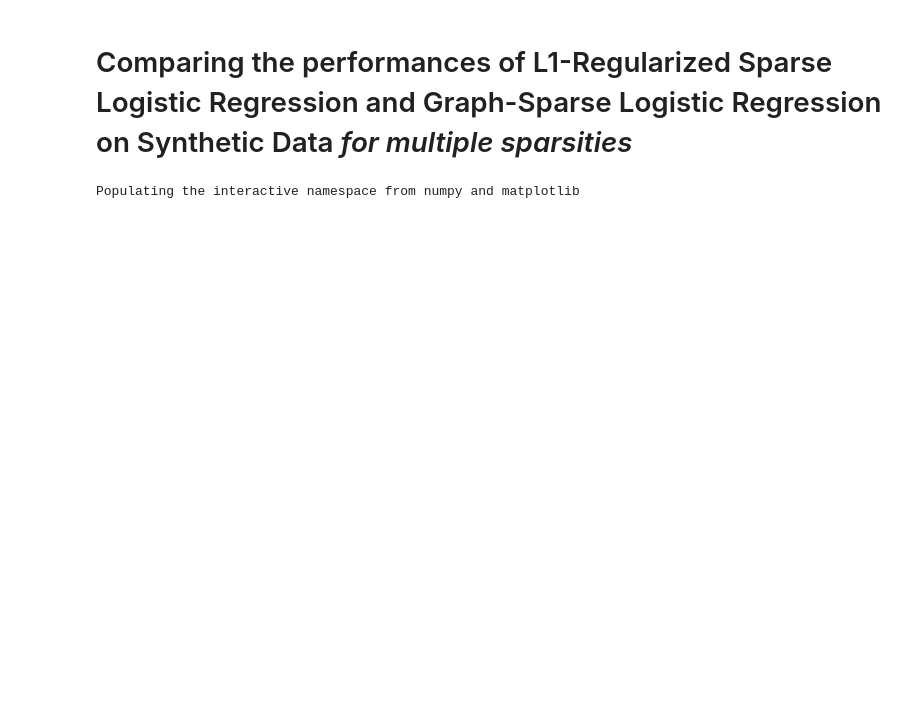
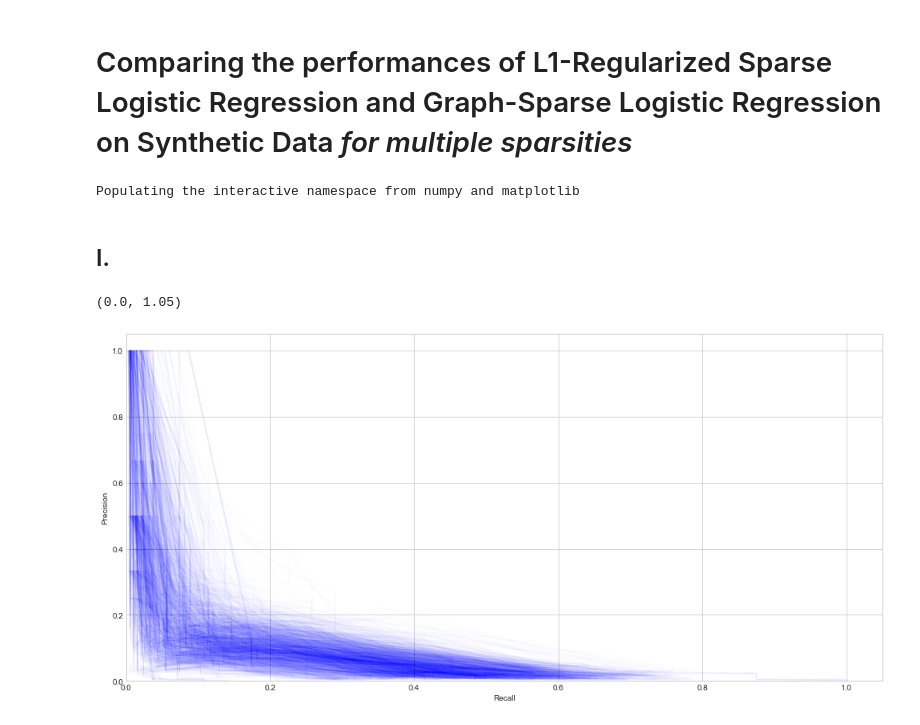
Before and after one commit to fraenkel-lab/GSLR, a Jupyter notebook: experiments/algorithms/Logit_PR_vs_GSLR_pr.ipynb, the cells around one changed output. Cells and saved outputs as stored; diff of their text form; code cells hidden in the pictures; blank space fills up the shorter version.

Commit message:
Ludwig said these are nice plots <3

```diff
--- a/experiments/algorithms/Logit_PR_vs_GSLR_pr.ipynb
+++ b/experiments/algorithms/Logit_PR_vs_GSLR_pr.ipynb
@@ -28,3 +32,17 @@ gslr_precisions = pd.read_pickle('gslr/gslr_pr_precisions.pickle')
 gslr_gmm_scores = pd.read_pickle('gslr/gslr_gmm_pr_scores.pickle')
 gslr_gmm_recalls = pd.read_pickle('gslr/gslr_gmm_pr_recalls.pickle')
 gslr_gmm_precisions = pd.read_pickle('gslr/gslr_gmm_pr_precisions.pickle')
+# %%
+def remove_0_0(recalls, precisions): return tuple(zip(*[(recall, precision) for recall, precision in zip(recalls, precisions) if not (recall == 0 and precision == 0)]))
+# %% [markdown]
+## I.
+# %%
+[plt.plot(*remove_0_0(logit_recalls.iloc[k].values, logit_precisions.iloc[k].values), c='b', alpha=0.01) for k in range(len(logit_recalls))]
+
+plt.xlabel('Recall')
+plt.ylabel('Precision')
+plt.ylim([0.0, 1.05])
+plt.xlim([0.0, 1.05])
+# %% [output]
+(0.0, 1.05)
+[figure, added]
```
Also changed, not shown: parts of 14 cells of this notebook.
